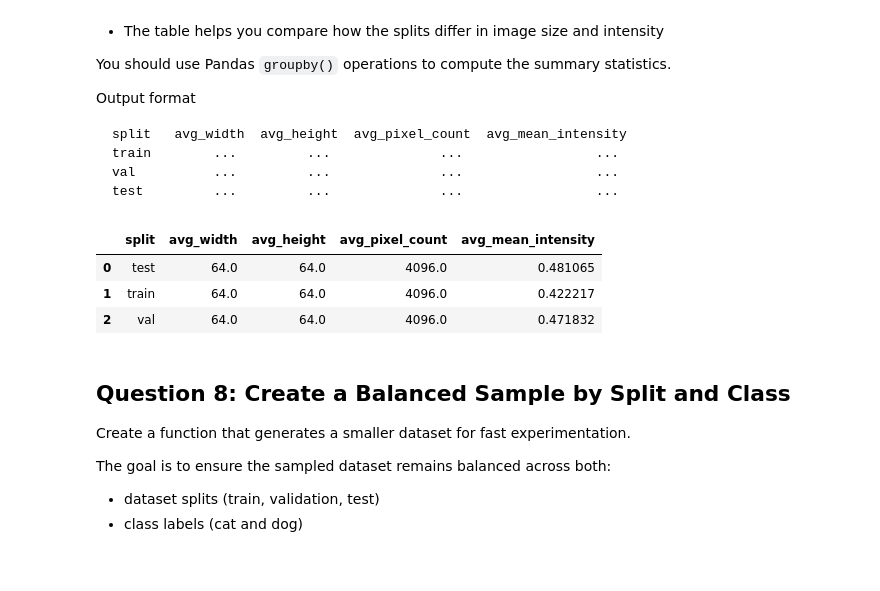
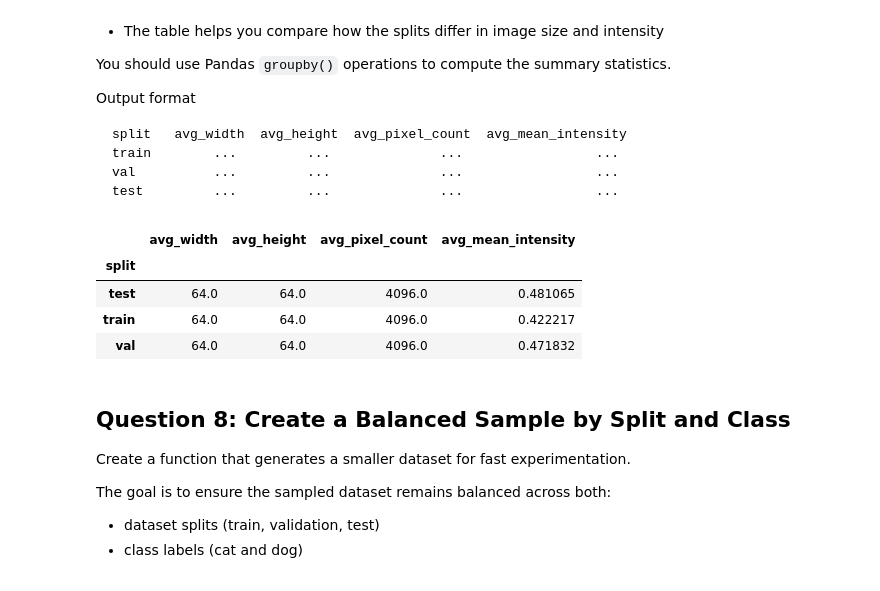
Before and after one commit to vgu-dsai-2026/lab-2-pandas-104240744-pixel, a Jupyter notebook: notebook.ipynb, the cells around one changed output. Saved outputs shown, nothing was run; the diff lists cells and outputs as text; code cells hidden in the pictures.

```diff
--- a/notebook.ipynb
+++ b/notebook.ipynb
@@ -466,20 +466,21 @@ test         ...         ...              ...                 ...
 # %%
 def build_split_characteristics_table(frame: pd.DataFrame) -> pd.DataFrame:
     # TODO: summarize the average image characteristics for each split.
     original_column = ["width", "height", "pixel_count", "mean_intensity"]
     summ_table = frame.groupby('split')[original_column].mean()
     summ_table.columns = ["avg_width", "avg_height", "avg_pixel_count", "avg_mean_intensity"]
-    return summ_table.reset_index()
+    return summ_table
     raise NotImplementedError("Build the split characteristics summary table.")
 
 
 split_characteristics = build_split_characteristics_table(analysis_df)
 display(split_characteristics)
 # %% [output]
-|  | split | avg_width | avg_height | avg_pixel_count | avg_mean_intensity |
-| 0 | test | 64.0 | 64.0 | 4096.0 | 0.481065 |
-| 1 | train | 64.0 | 64.0 | 4096.0 | 0.422217 |
-| 2 | val | 64.0 | 64.0 | 4096.0 | 0.471832 |
+|  | avg_width | avg_height | avg_pixel_count | avg_mean_intensity |
+| split |  |  |  |  |
+| test | 64.0 | 64.0 | 4096.0 | 0.481065 |
+| train | 64.0 | 64.0 | 4096.0 | 0.422217 |
+| val | 64.0 | 64.0 | 4096.0 | 0.471832 |
 # %% [markdown]
 ## Question 8: Create a Balanced Sample by Split and Class
 
```
